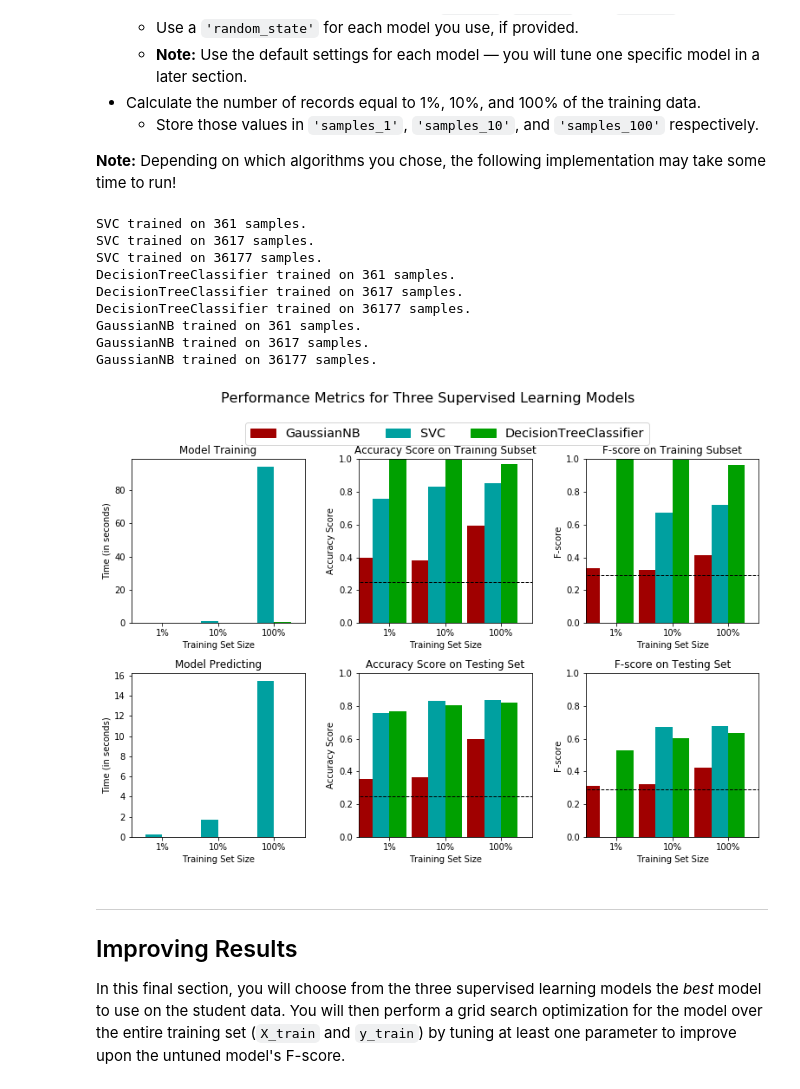
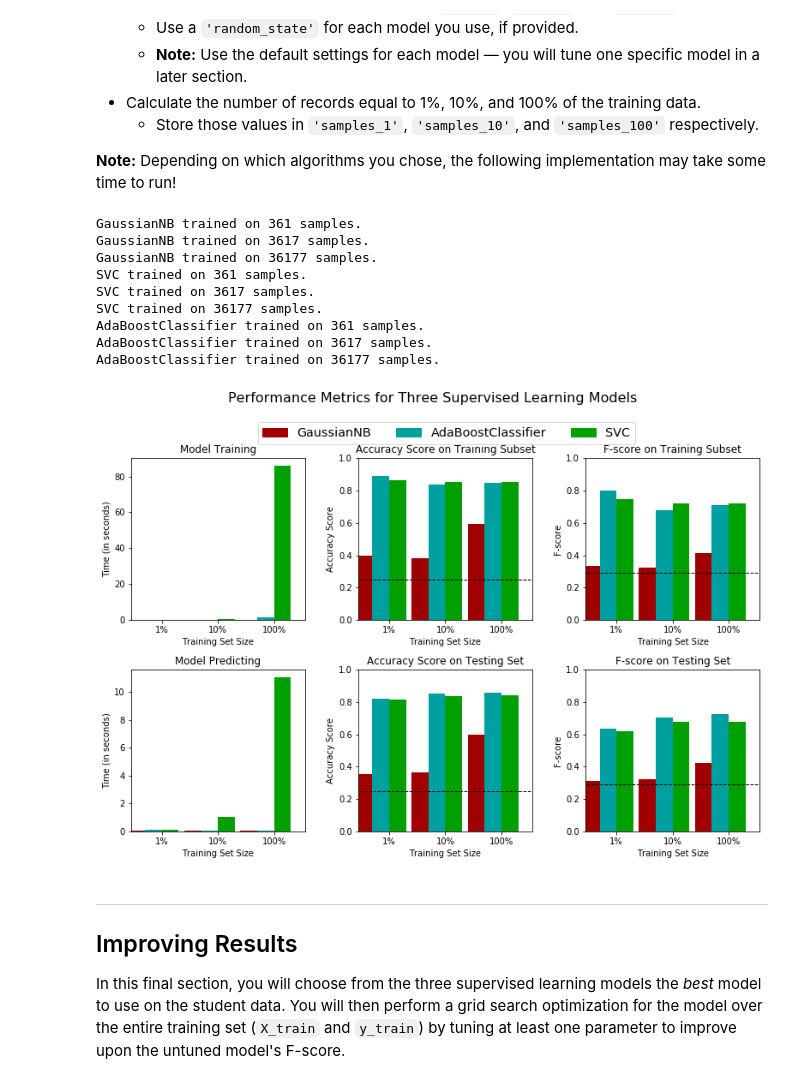
Before and after one commit to suleymandiker/finding_donors, a Jupyter notebook: finding_donors.ipynb, the cells around one changed output. Drawn from its saved outputs; the diff is of its cells as text; code cells hidden in the pictures.

```diff
--- a/finding_donors.ipynb
+++ b/finding_donors.ipynb
@@ -411,46 +421,48 @@ In the code cell, you will need to implement the following:
 
 **Note:** Depending on which algorithms you chose, the following implementation may take some time to run!
 # %%
-# TODO: Import the three supervised learning models from sklearn
 from sklearn.svm import SVC
-from sklearn import tree
+from sklearn.tree import DecisionTreeClassifier
+from sklearn.ensemble import AdaBoostClassifier
 from sklearn.naive_bayes import GaussianNB
 
-# TODO: Initialize the three models
-clf_A = SVC(random_state=12)
-clf_B = tree.DecisionTreeClassifier(random_state=12)
-clf_C = GaussianNB()
+global_results = {}
 
-# TODO: Calculate the number of samples for 1%, 10%, and 100% of the training data
-# HINT: samples_100 is the entire training set i.e. len(y_train)
-# HINT: samples_10 is 10% of samples_100
-# HINT: samples_1 is 1% of samples_100
-samples_100 = len(y_train)
-samples_10 = len(y_train)/10
-samples_1 = len(y_train)/100
+# Calculate the number of samples for 1%, 10%, and 100% of the training data
+samples_1 = int(.01*X_train.shape[0])
+samples_10 = int(.1*X_train.shape[0])
+samples_100 = X_train.shape[0]
 
-# Collect results on the learners
-results = {}
-for clf in [clf_A, clf_B, clf_C]:
+def evaluate_classifiers(classifiers):
+  results = {}
+  for clf in classifiers:
     clf_name = clf.__class__.__name__
     results[clf_name] = {}
     for i, samples in enumerate([samples_1, samples_10, samples_100]):
-        results[clf_name][i] = \
-        train_predict(clf, samples, X_train, y_train, X_test, y_test)
+      results[clf_name][i] = \
+      train_predict(clf, samples, X_train, y_train, X_test, y_test)
 
-# Run metrics visualization for the three supervised learning models chosen
-vs.evaluate(results, accuracy, fscore)
+
+  vs.evaluate(results, accuracy, fscore)
+  return results
+
+classifiers = [
+    GaussianNB(),
+    SVC(kernel='linear', random_state=42),
+    AdaBoostClassifier()
+]
+global_results.update(evaluate_classifiers(classifiers))
 # %% [output]
+GaussianNB trained on 361 samples.
+GaussianNB trained on 3617 samples.
+GaussianNB trained on 36177 samples.
 SVC trained on 361 samples.
 SVC trained on 3617 samples.
 SVC trained on 36177 samples.
-DecisionTreeClassifier trained on 361 samples.
-DecisionTreeClassifier trained on 3617 samples.
-DecisionTreeClassifier trained on 36177 samples.
-GaussianNB trained on 361 samples.
-GaussianNB trained on 3617 samples.
-GaussianNB trained on 36177 samples.
+AdaBoostClassifier trained on 361 samples.
+AdaBoostClassifier trained on 3617 samples.
+AdaBoostClassifier trained on 36177 samples.
-[figure, old version]
+[figure, new version]
 # %% [markdown]
 ----
 ## Improving Results
```
Also changed, not shown: parts of 7 cells of this notebook, 1 other file.
